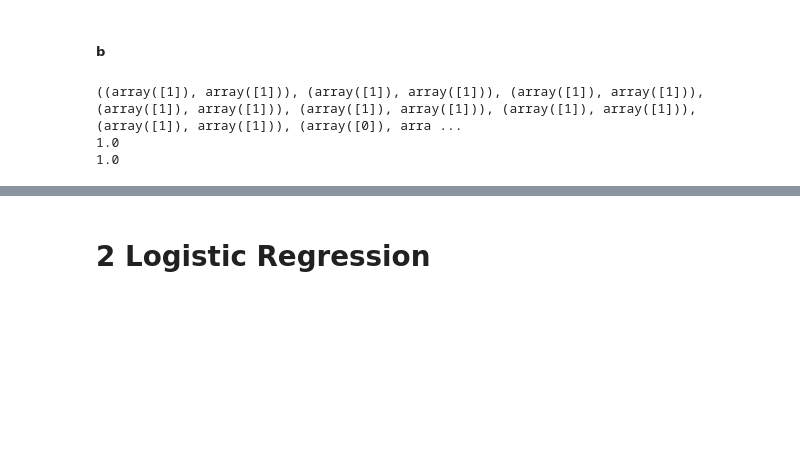
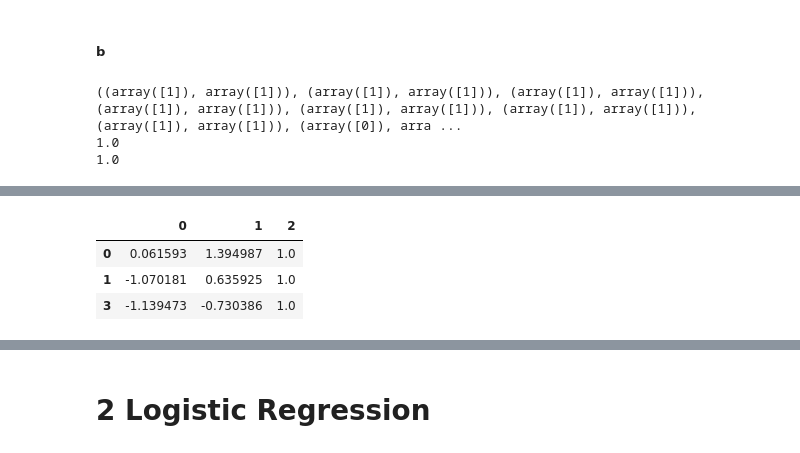
Before and after one commit to Prakhar-Saxena/CollegeAssignments, a Jupyter notebook: CS383/assn2/assn2.ipynb, the cells around one changed output, grey strips where cells are left out. Cells and saved outputs as stored; diff of their text form; code cells hidden in the pictures; blank space fills up the shorter version.

```diff
--- a/CS383/assn2/assn2.ipynb
+++ b/CS383/assn2/assn2.ipynb
@@ -64,0 +130,15 @@ print(gain(y, X[:,1:2]))
+# %%
+# g_std = preprocessing.scale(g[:,0:2])
+# g_std
+n_chars_mean = np.mean(np.array(g_df[0]))
+n_chars_stddev = np.std(np.array(g_df[0]))
+awl_mean = np.mean(np.array(g_df[1]))
+awl_stddev = np.std(np.array(g_df[1]))
+g_df[0] = preprocessing.scale(g_df[0])
+g_df[1] = preprocessing.scale(g_df[1])
+g_df.loc[g_df[2] == 1]
+# %% [output]
+|  | 0 | 1 | 2 |
+| 0 | 0.061593 | 1.394987 | 1.0 |
+| 1 | -1.070181 | 0.635925 | 1.0 |
+| 3 | -1.139473 | -0.730386 | 1.0 |
```
Also changed, not shown: parts of 20 cells of this notebook.
